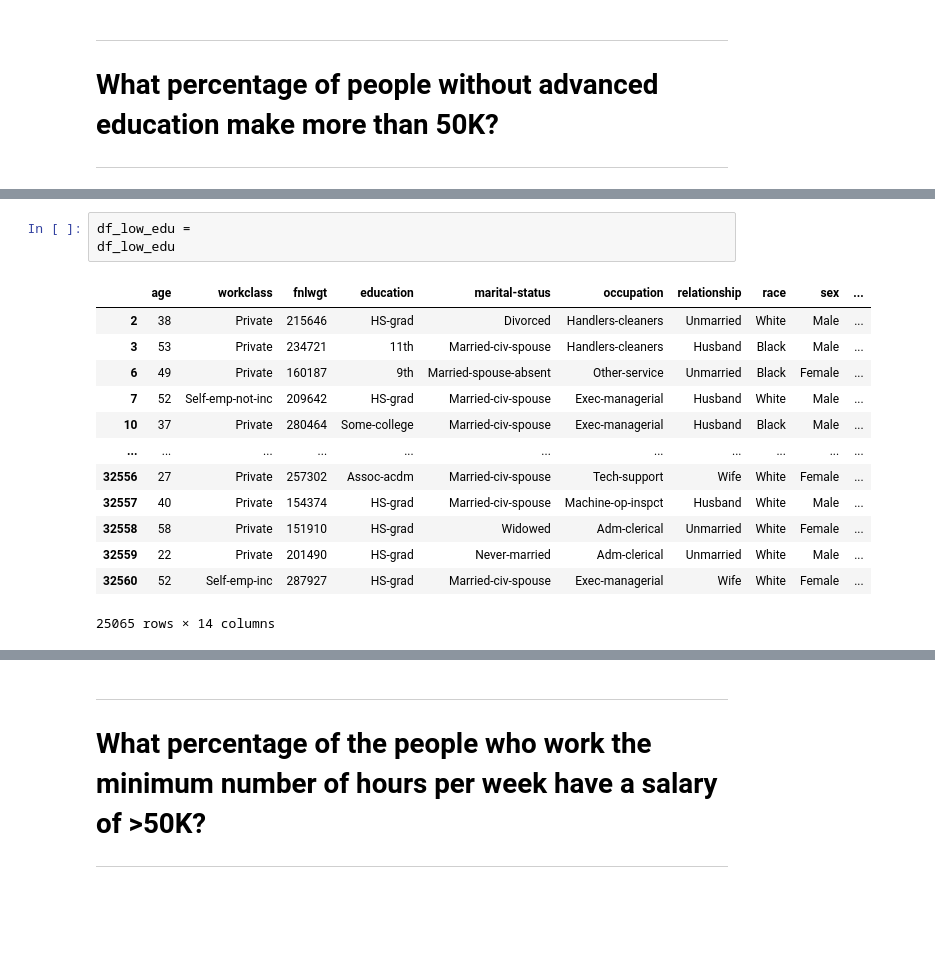
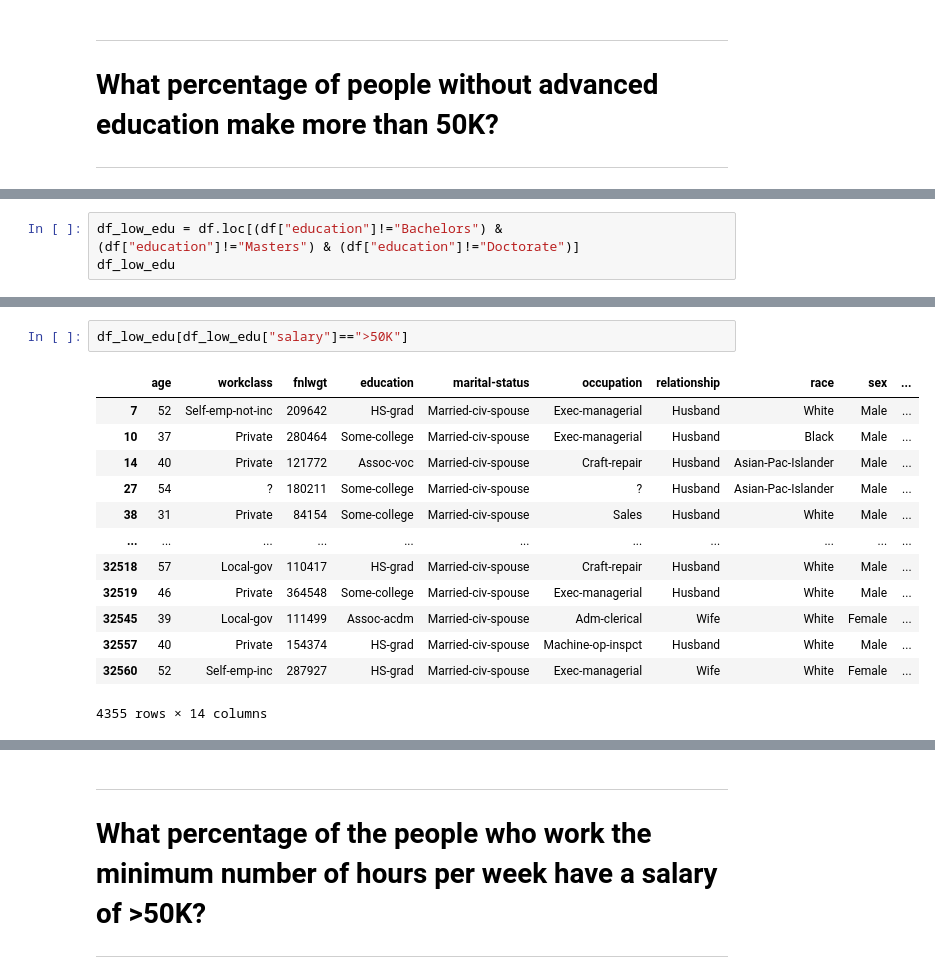
Before and after one commit to Yusuf5001/DA-with-Python, a Jupyter notebook: EDA Project/DAwPy-EDA Project- (Analyze US Citizens)-Student.ipynb, the cells around one changed output, grey strips where cells are left out. Saved outputs shown, nothing was run; the diff lists cells and outputs as text; blank space fills up the shorter version.

```diff
--- a/EDA Project/DAwPy-EDA Project- (Analyze US Citizens)-Student.ipynb
+++ b/EDA Project/DAwPy-EDA Project- (Analyze US Citizens)-Student.ipynb
@@ -673,0 +793,3 @@ lower_education =
+# %%
+df_low_edu = df.loc[(df["education"]!="Bachelors") & (df["education"]!="Masters") & (df["education"]!="Doctorate")]
+df_low_edu
@@ -674,17 +810,16 @@ lower_education =
 # %%
-df_low_edu =
-df_low_edu
+df_low_edu[df_low_edu["salary"]==">50K"]
 # %% [output]
 |  | age | workclass | fnlwgt | education | marital-status | occupation | relationship | race | sex | ... |
-| 2 | 38 | Private | 215646 | HS-grad | Divorced | Handlers-cleaners | Unmarried | White | Male | ... |
-| 3 | 53 | Private | 234721 | 11th | Married-civ-spouse | Handlers-cleaners | Husband | Black | Male | ... |
-| 6 | 49 | Private | 160187 | 9th | Married-spouse-absent | Other-service | Unmarried | Black | Female | ... |
 | 7 | 52 | Self-emp-not-inc | 209642 | HS-grad | Married-civ-spouse | Exec-managerial | Husband | White | Male | ... |
 | 10 | 37 | Private | 280464 | Some-college | Married-civ-spouse | Exec-managerial | Husband | Black | Male | ... |
+| 14 | 40 | Private | 121772 | Assoc-voc | Married-civ-spouse | Craft-repair | Husband | Asian-Pac-Islander | Male | ... |
+| 27 | 54 | ? | 180211 | Some-college | Married-civ-spouse | ? | Husband | Asian-Pac-Islander | Male | ... |
+| 38 | 31 | Private | 84154 | Some-college | Married-civ-spouse | Sales | Husband | White | Male | ... |
 | ... | ... | ... | ... | ... | ... | ... | ... | ... | ... | ... |
-| 32556 | 27 | Private | 257302 | Assoc-acdm | Married-civ-spouse | Tech-support | Wife | White | Female | ... |
+| 32518 | 57 | Local-gov | 110417 | HS-grad | Married-civ-spouse | Craft-repair | Husband | White | Male | ... |
+| 32519 | 46 | Private | 364548 | Some-college | Married-civ-spouse | Exec-managerial | Husband | White | Male | ... |
+| 32545 | 39 | Local-gov | 111499 | Assoc-acdm | Married-civ-spouse | Adm-clerical | Wife | White | Female | ... |
 | 32557 | 40 | Private | 154374 | HS-grad | Married-civ-spouse | Machine-op-inspct | Husband | White | Male | ... |
-| 32558 | 58 | Private | 151910 | HS-grad | Widowed | Adm-clerical | Unmarried | White | Female | ... |
-| 32559 | 22 | Private | 201490 | HS-grad | Never-married | Adm-clerical | Unmarried | White | Male | ... |
 | 32560 | 52 | Self-emp-inc | 287927 | HS-grad | Married-civ-spouse | Exec-managerial | Wife | White | Female | ... |
-25065 rows × 14 columns
+4355 rows × 14 columns
```
Also changed, not shown: parts of 53 cells of this notebook, 1 other file.
